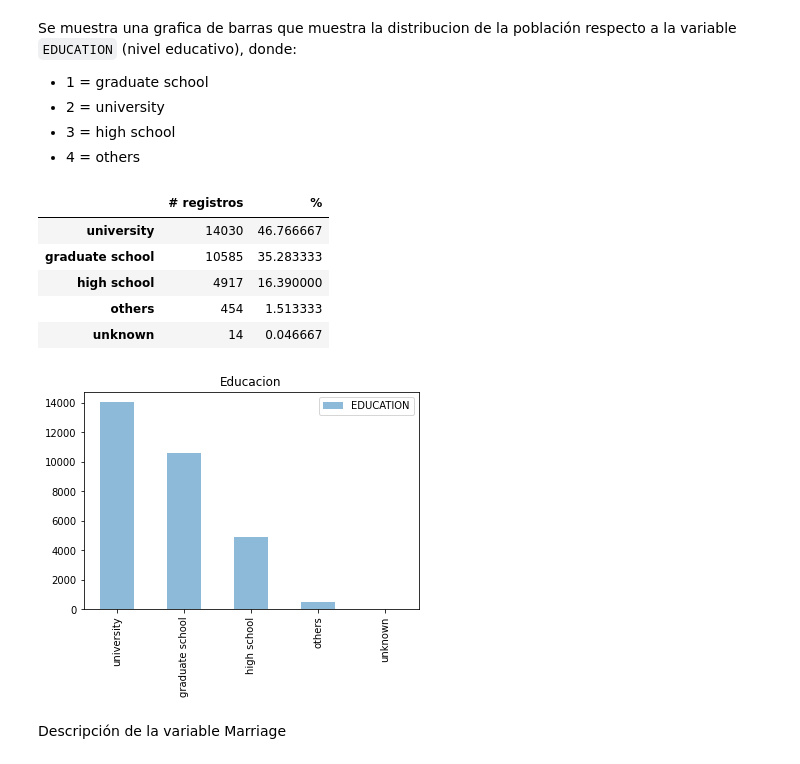
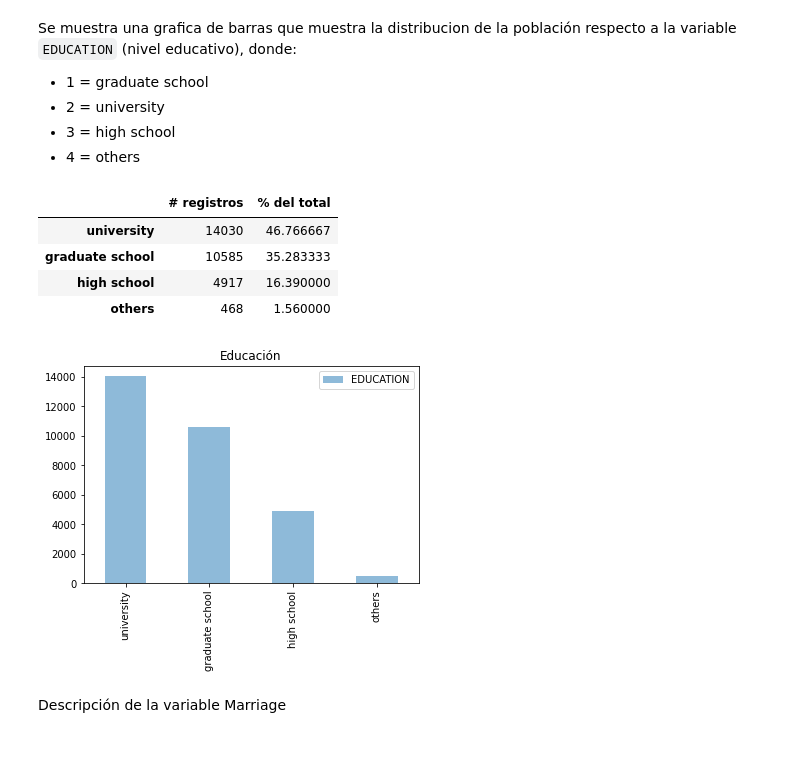
Before and after one commit to christopherfr/trabajofinalml, a Jupyter notebook: Trabajo_final_ML.ipynb, the cells around one changed output. Cells and saved outputs as stored; diff of their text form; code cells hidden in the pictures.

```diff
--- a/Trabajo_final_ML.ipynb
+++ b/Trabajo_final_ML.ipynb
@@ -9,6 +9,8 @@ import matplotlib.pyplot as plt
 
 data = pd.read_excel('https://archive.ics.uci.edu/ml/machine-learning-databases/00350/default%20of%20credit%20card%20clients.xls', header = 1)
 data.drop('ID', axis = 1, inplace = True) # Nos deshacemos de la columna ID ya que no es importante
+data.rename(columns = {'default payment next month': 'DEFAULT'}, inplace = True) # Nombre cambiado a uno más corto
+data.rename(columns = {'PAY_0': 'PAY_1'}, inplace = True) # Corrección del nombre
 # %%
 data.head(10)
 # %% [output]
@@ -134,24 +135,23 @@ Se muestra una grafica de barras que muestra la distribucion de la población re
 *   3 = high school
 *   4 = others
 # %%
-enc = {1:'graduate school', 2:'university', 3:'high school', 4:'others', 5:'others', 6:'others', 0:'unknown'}
+enc = {1:'graduate school', 2:'university', 3:'high school', 4:'others', 5:'others', 6:'others', 0:'others'}
 c = data.EDUCATION.replace(enc).value_counts()
 p = data.EDUCATION.replace(enc).value_counts(normalize = True) * 100
 pd.concat([c,p], axis=1, keys=['# registros', '% del total'])
 # %% [output]
-|  | # registros | % |
+|  | # registros | % del total |
 | university | 14030 | 46.766667 |
 | graduate school | 10585 | 35.283333 |
 | high school | 4917 | 16.390000 |
-| others | 454 | 1.513333 |
-| unknown | 14 | 0.046667 |
+| others | 468 | 1.560000 |
 # %%
-data.EDUCATION.replace(enc).value_counts().plot(kind='bar',alpha=0.5)
-plt.title('Educacion')
+data.EDUCATION.replace(enc).value_counts().plot(kind = 'bar',alpha=0.5)
+plt.title('Educación')
 plt.legend()
 plt.show()
 # %% [output]
-[figure, old version]
+[figure, new version]
 # %% [markdown]
 Descripción de la variable Marriage
 # %% [markdown]
```
Also changed, not shown: parts of 37 cells of this notebook.
